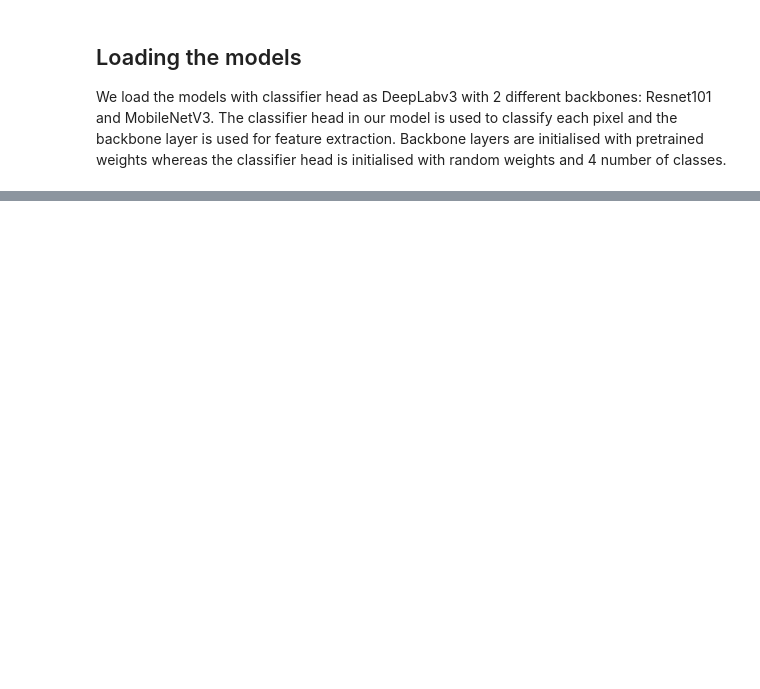
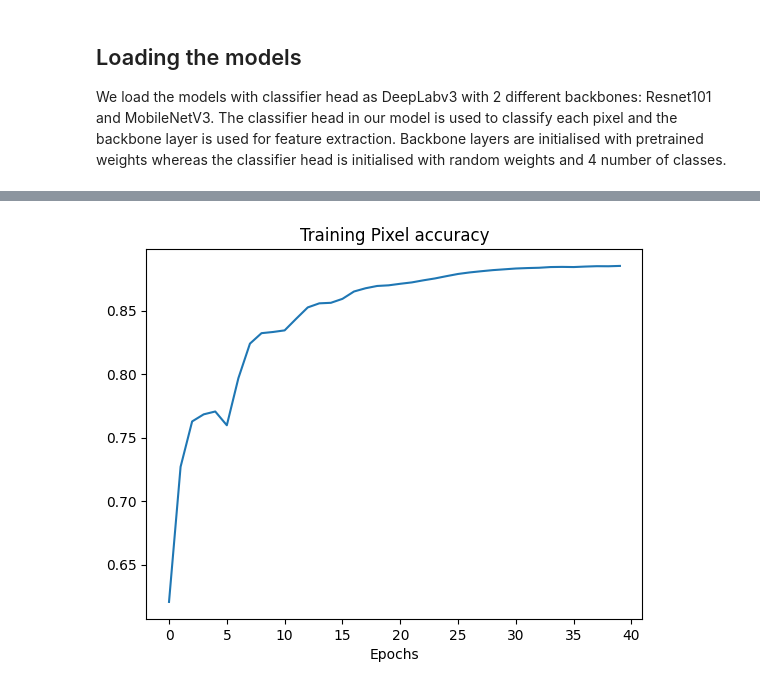
Before and after one commit to NamanChhibbar/BM5020-Project, a Jupyter notebook: main.ipynb, the cells around one changed output, grey strips where cells are left out. Saved outputs shown, nothing was run; the diff lists cells and outputs as text; code cells hidden in the pictures; blank space fills up the shorter version.

```diff
--- a/main.ipynb
+++ b/main.ipynb
@@ -73,0 +228,8 @@ scheduler = torch.optim.lr_scheduler.ExponentialLR(optimizer, gamma=gamma)
+# %%
+# Plot pixel accuracy
+plt.plot(accuracy_list)
+plt.xlabel("Epochs")
+plt.title("Training Pixel accuracy")
+plt.show()
+# %% [output]
+[figure, added]
```
Also changed, not shown: parts of 30 cells of this notebook, 7 other files.
